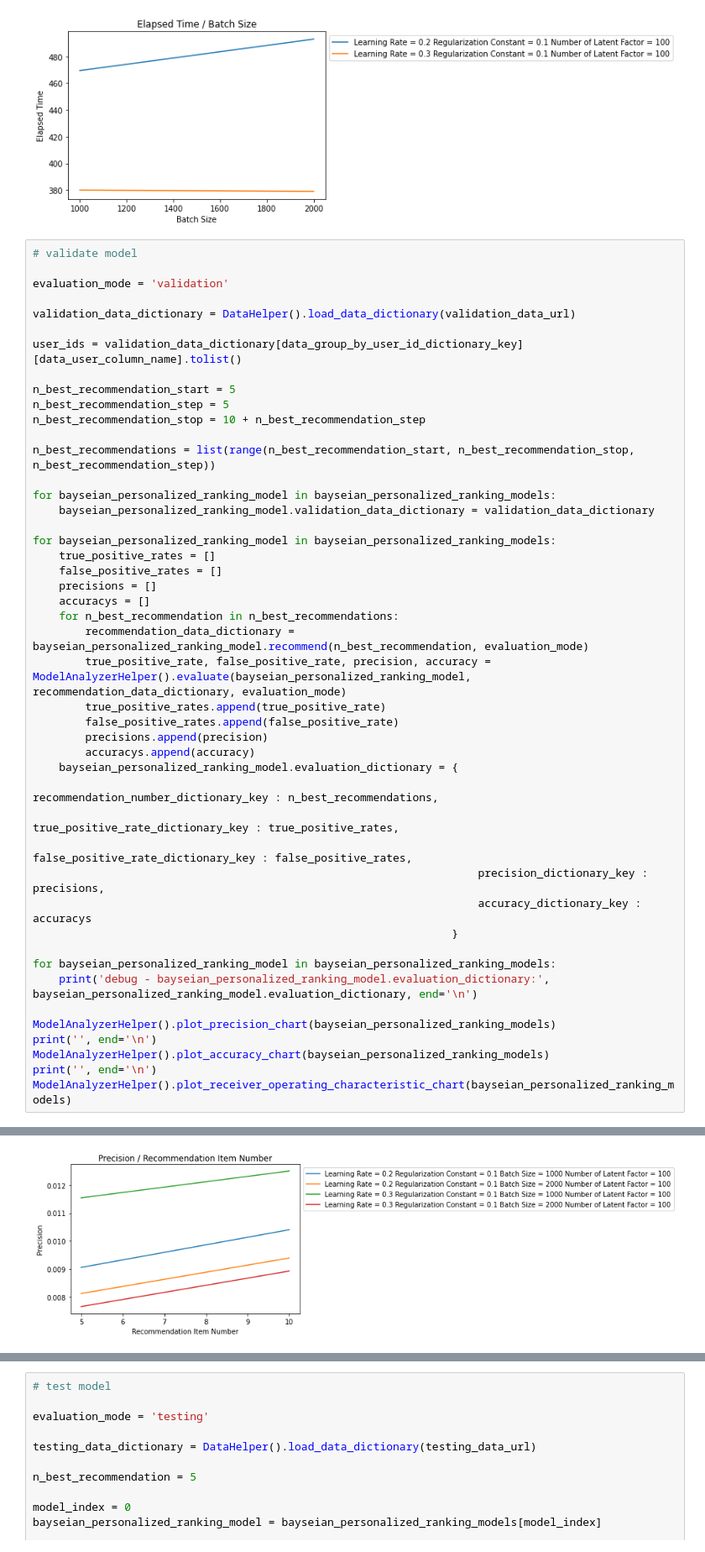
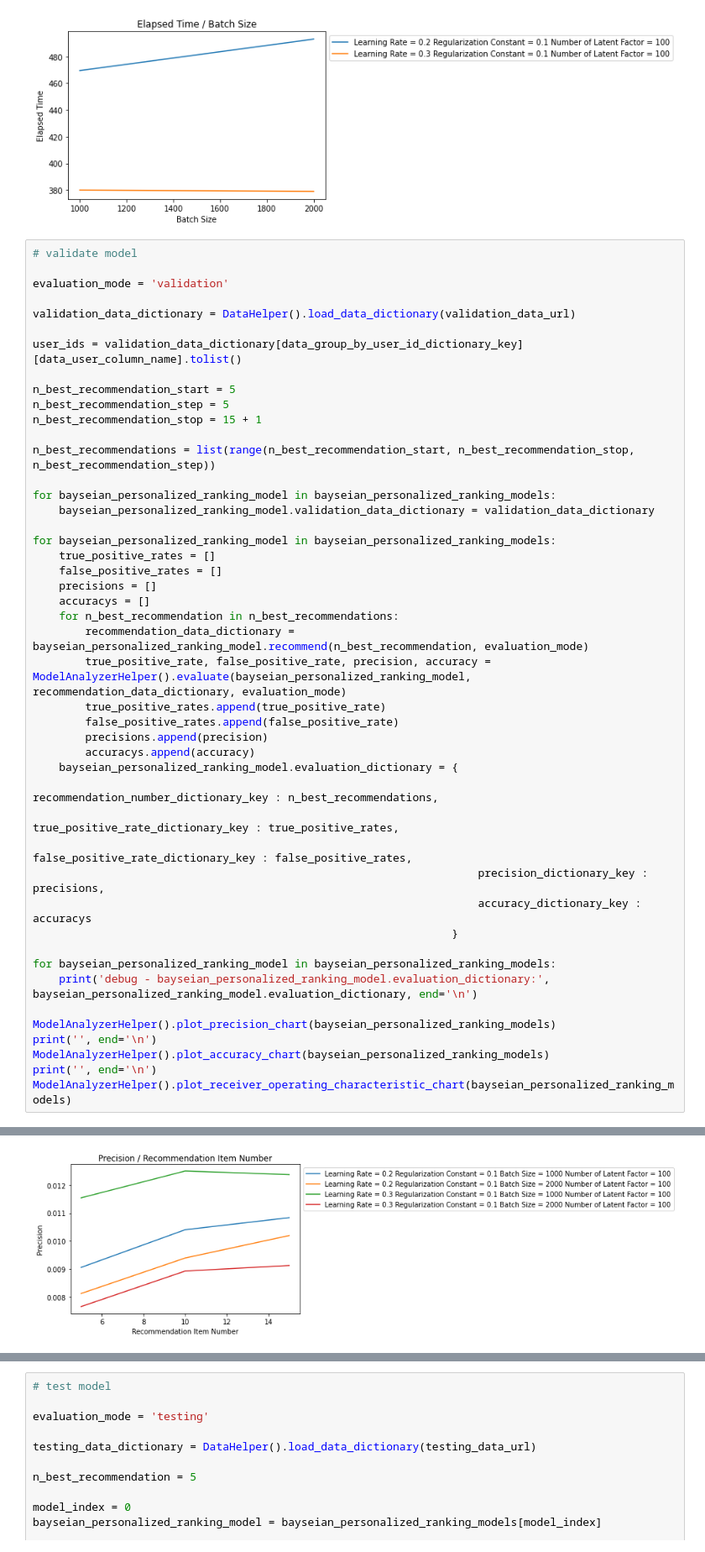
Before and after one commit to samohtwal/Bayesian-Personalized-Ranking, a Jupyter notebook: Bayesian_Personalized_Ranking.ipynb, the cells around one changed output, grey strips where cells are left out. Shown at 84% size. Drawn from its saved outputs; the diff is of its cells as text.

```diff
--- a/Bayesian_Personalized_Ranking.ipynb
+++ b/Bayesian_Personalized_Ranking.ipynb
@@ -577,7 +577,7 @@ user_ids = validation_data_dictionary[data_group_by_user_id_dictionary_key][data
 
 n_best_recommendation_start = 5
 n_best_recommendation_step = 5
-n_best_recommendation_stop = 10 + n_best_recommendation_step
+n_best_recommendation_stop = 15 + 1
 
 n_best_recommendations = list(range(n_best_recommendation_start, n_best_recommendation_stop, n_best_recommendation_step))
 
@@ -633 +633 @@ debug - bayseian_personalized_ranking_model.evaluation_dictionary: {'Recommendat
-[figure, old version]
+[figure, new version]
```
Also changed, not shown: parts of 1 cell of this notebook.
